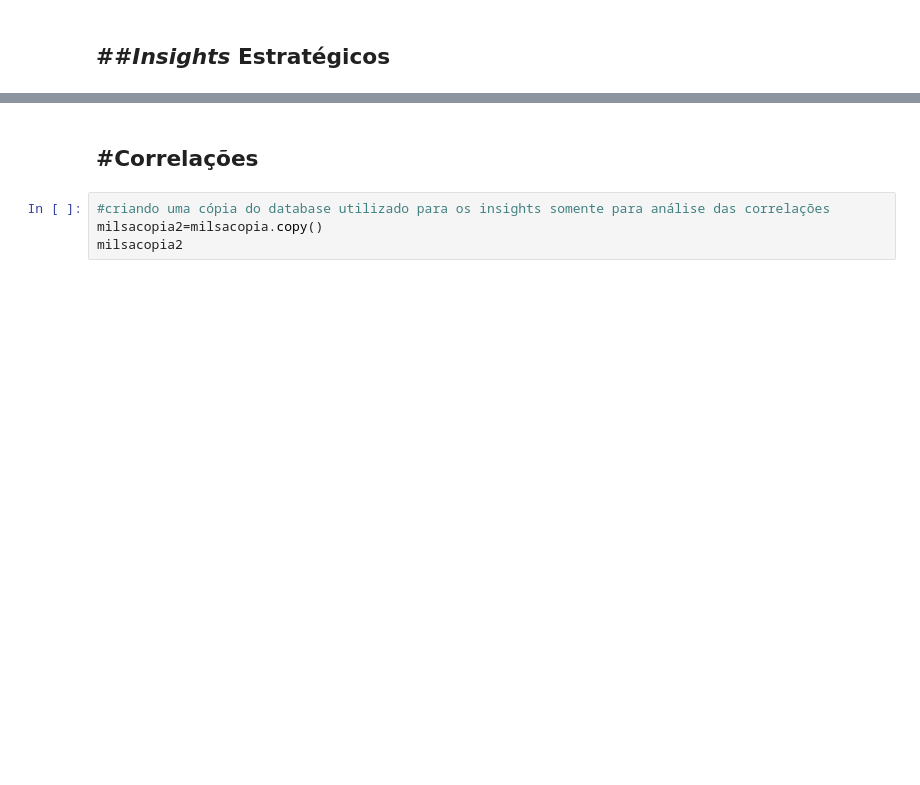
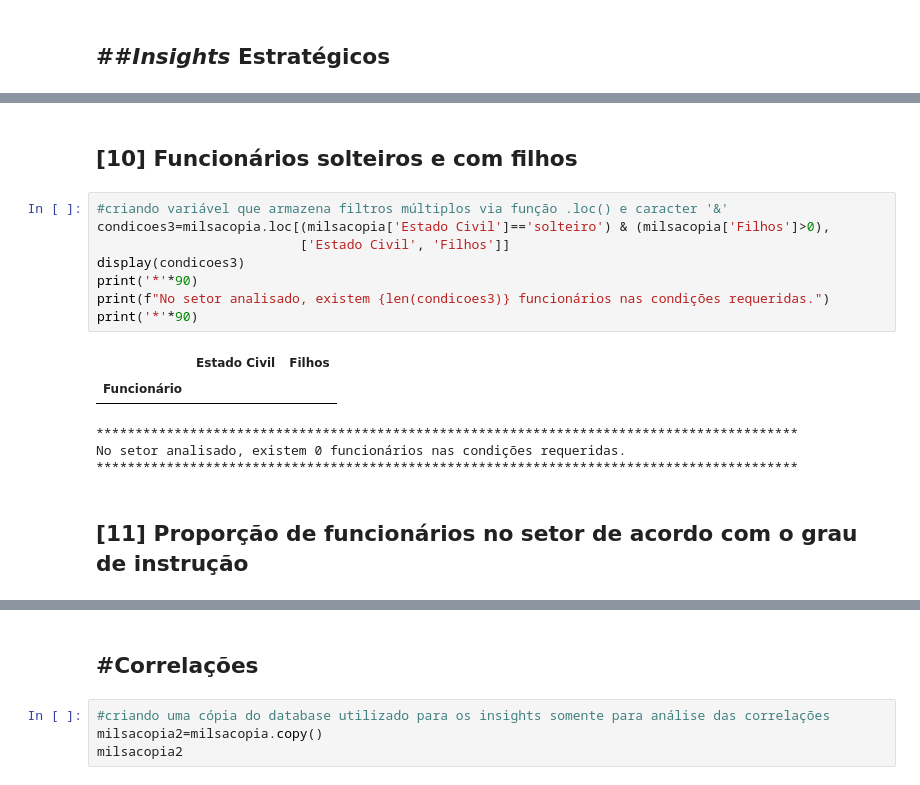
Before and after one commit to KlemDoug/FAD-M4, a Jupyter notebook: [M4]_Projeto_Extra.ipynb, the cells around one changed output, grey strips where cells are left out. Saved outputs shown, nothing was run; the diff lists cells and outputs as text; blank space fills up the shorter version.

```diff
--- a/[M4]_Projeto_Extra.ipynb
+++ b/[M4]_Projeto_Extra.ipynb
@@ -219,0 +244,18 @@ display(condicoes)
+# %% [markdown]
+## [10] Funcionários solteiros e com filhos
+# %%
+#criando variável que armazena filtros múltiplos via função .loc() e caracter '&'
+condicoes3=milsacopia.loc[(milsacopia['Estado Civil']=='solteiro') & (milsacopia['Filhos']>0),
+                          ['Estado Civil', 'Filhos']]
+display(condicoes3)
+print('*'*90)
+print(f"No setor analisado, existem {len(condicoes3)} funcionários nas condições requeridas.")
+print('*'*90)
+# %% [output]
+|  | Estado Civil | Filhos |
+| Funcionário |  |  |
+******************************************************************************************
+No setor analisado, existem 0 funcionários nas condições requeridas.
+******************************************************************************************
+# %% [markdown]
+## [11] Proporção de funcionários no setor de acordo com o grau de instrução
```
Also changed, not shown: parts of 8 cells of this notebook.
